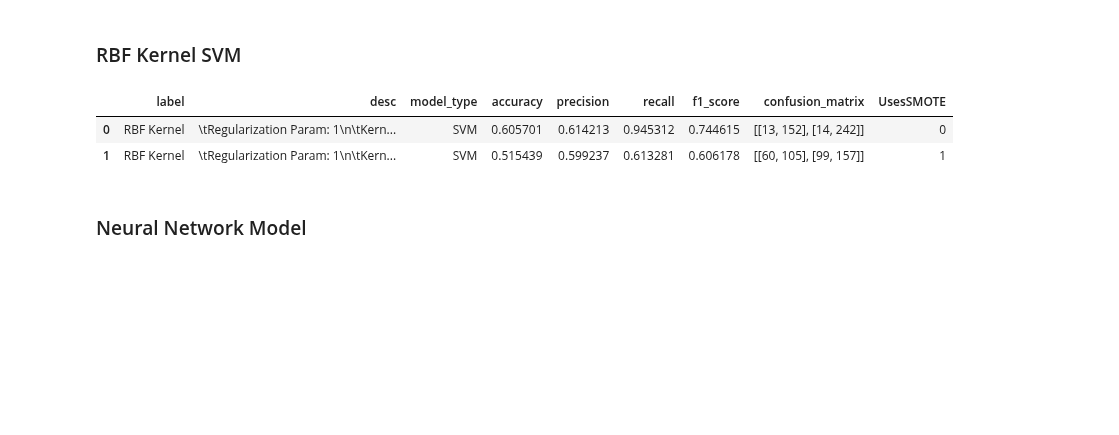
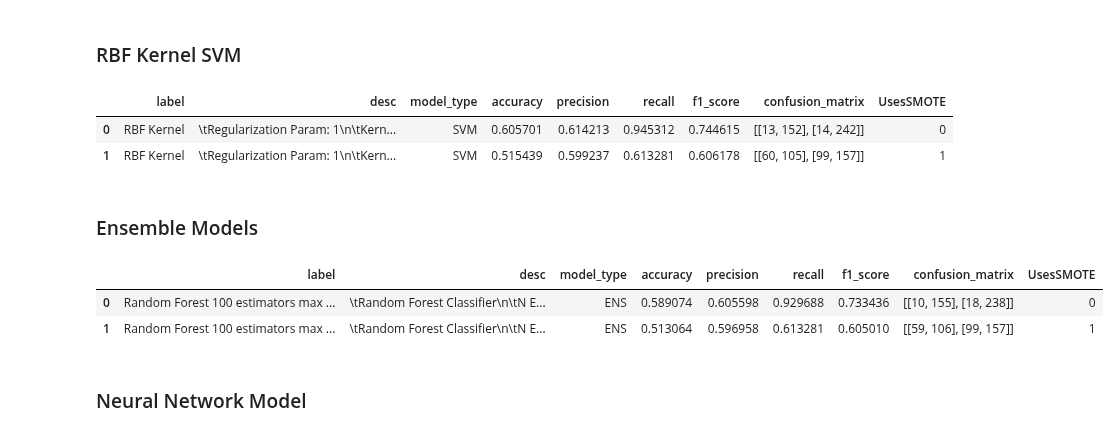
Before and after one commit to julianag27/ml-project, a Jupyter notebook: FinalProject.ipynb, the cells around one changed output. Drawn from its saved outputs; the diff is of its cells as text; code cells hidden in the pictures; blank space fills up the shorter version.

Commit message:
Added ensemble models

```diff
--- a/FinalProject.ipynb
+++ b/FinalProject.ipynb
@@ -207,6 +207,17 @@ svm_models # Show stats output as table
 |  | label | desc | model_type | accuracy | precision | recall | f1_score | confusion_matrix | UsesSMOTE |
 | 0 | RBF Kernel | \tRegularization Param: 1\n\tKern... | SVM | 0.605701 | 0.614213 | 0.945312 | 0.744615 | [[13, 152], [14, 242]] | 0 |
 | 1 | RBF Kernel | \tRegularization Param: 1\n\tKern... | SVM | 0.515439 | 0.599237 | 0.613281 | 0.606178 | [[60, 105], [99, 157]] | 1 |
+# %% [markdown]
+### Ensemble Models
+# %%
+from models.ensemble import ens_run_models
+
+ens_models = smote_and_not(ens_run_models)
+ens_models # Show stats output as table
+# %% [output]
+|  | label | desc | model_type | accuracy | precision | recall | f1_score | confusion_matrix | UsesSMOTE |
+| 0 | Random Forest 100 estimators max ... | \tRandom Forest Classifier\n\tN E... | ENS | 0.589074 | 0.605598 | 0.929688 | 0.733436 | [[10, 155], [18, 238]] | 0 |
+| 1 | Random Forest 100 estimators max ... | \tRandom Forest Classifier\n\tN E... | ENS | 0.513064 | 0.596958 | 0.613281 | 0.605010 | [[59, 106], [99, 157]] | 1 |
 # %% [markdown]
 ### Neural Network Model
 # %%
```
Also changed, not shown: parts of 3 cells of this notebook, 1 other file.
